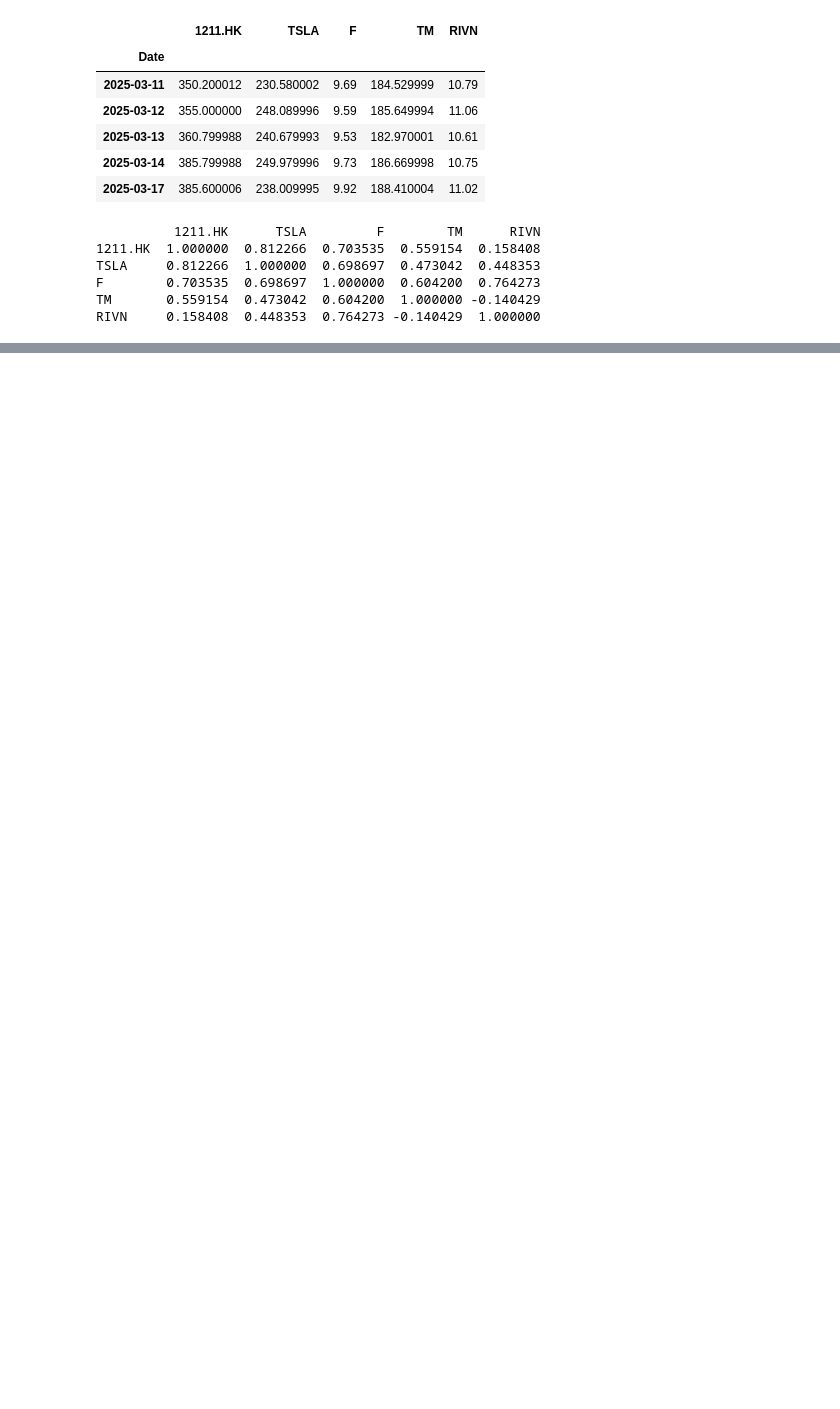
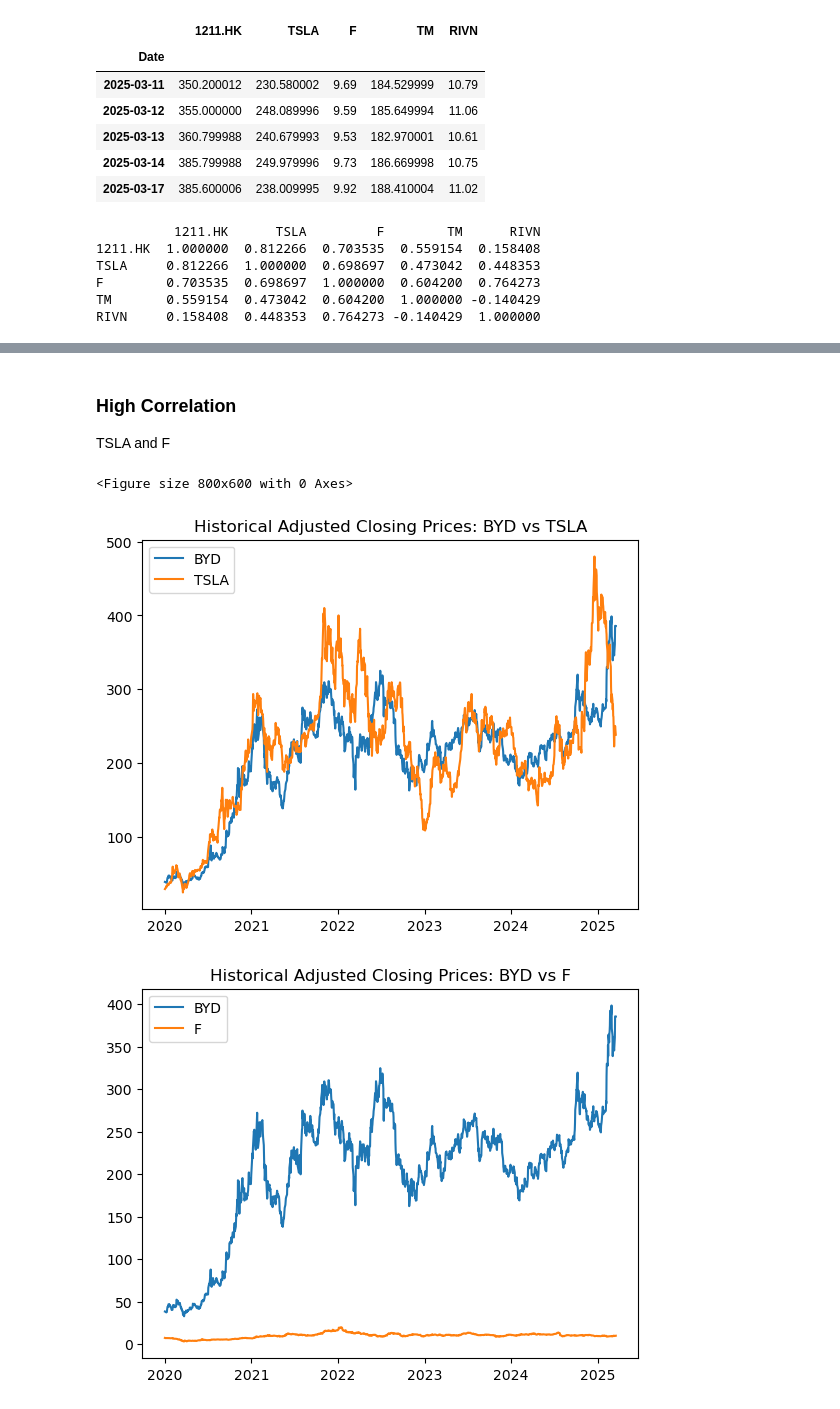
Before and after one commit to andrew67sebastian/UBS-FInance, a Jupyter notebook: main.ipynb, the cells around one changed output, grey strips where cells are left out. Saved outputs shown, nothing was run; the diff lists cells and outputs as text; code cells hidden in the pictures; blank space fills up the shorter version.

```diff
--- a/main.ipynb
+++ b/main.ipynb
@@ -97,0 +129,31 @@ sns.heatmap(corr_matrix, annot=True)
+# %% [markdown]
+### High Correlation
+TSLA and F
+# %%
+figure(figsize=(8, 6), dpi=100)
+
+for i in range(2):
+    ticker2 = t_ind[i+1]
+    # Extract and clean data for both tickers
+    data1 = df_ind['1211.HK'].dropna()
+    data2 = df_ind[ticker2].dropna()
+
+    # Create a new figure for each pair
+    plt.figure()
+
+    # Plot both time series
+    plt.plot(data1, label='BYD')
+    plt.plot(data2, label=ticker2)
+
+    # Add title and legend
+    plt.title(f'Historical Adjusted Closing Prices: BYD vs {ticker2}')
+    plt.legend()
+
+    # Show or save the plot (uncomment the appropriate line below)
+    plt.show()  # This will display the plot on screen
+    # plt.savefig(f'plot_{ticker1}_vs_{ticker2}.png')  # This will save each plot as a file
+    plt.close()  # Close the figure to free memory
+# %% [output]
+<Figure size 800x600 with 0 Axes>
+[figure, added]
+[figure, added]
```
Also changed, not shown: parts of 47 cells of this notebook.
